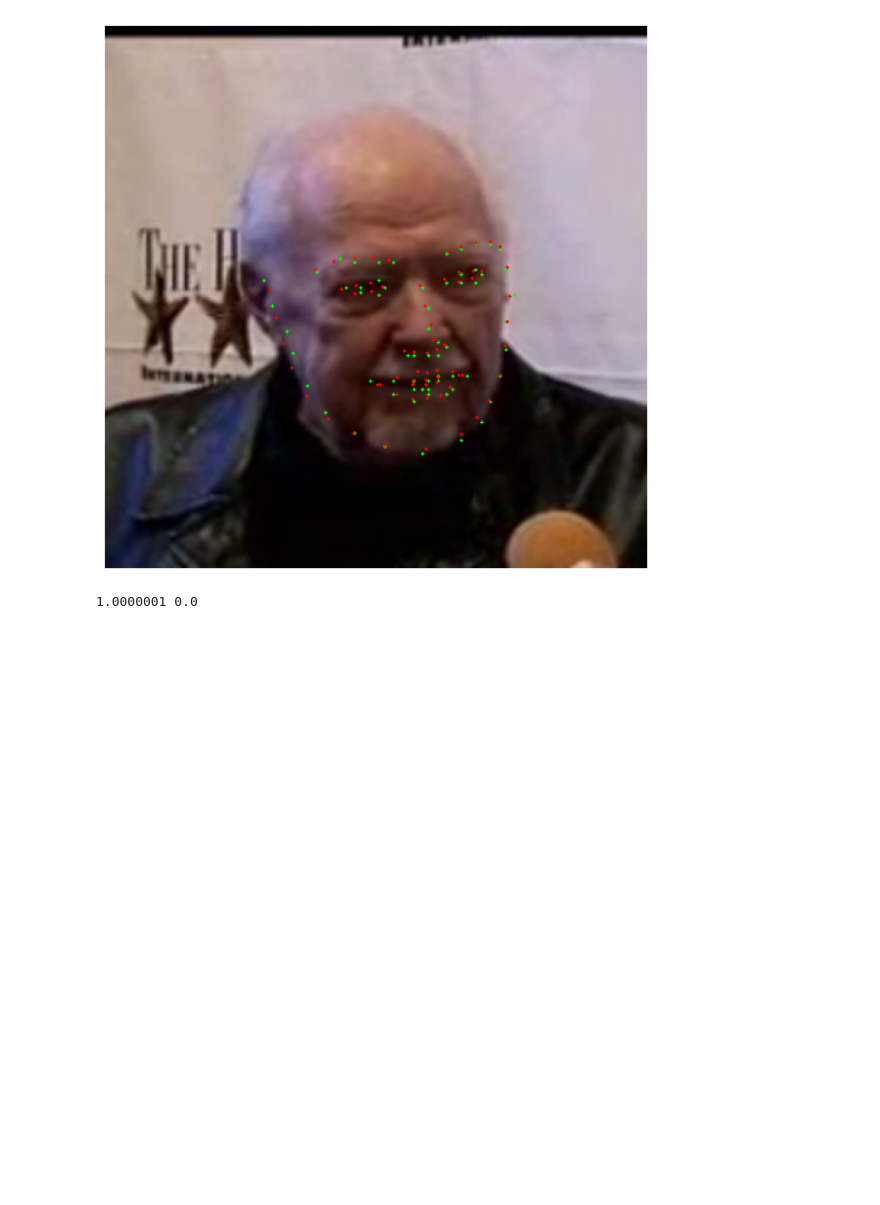
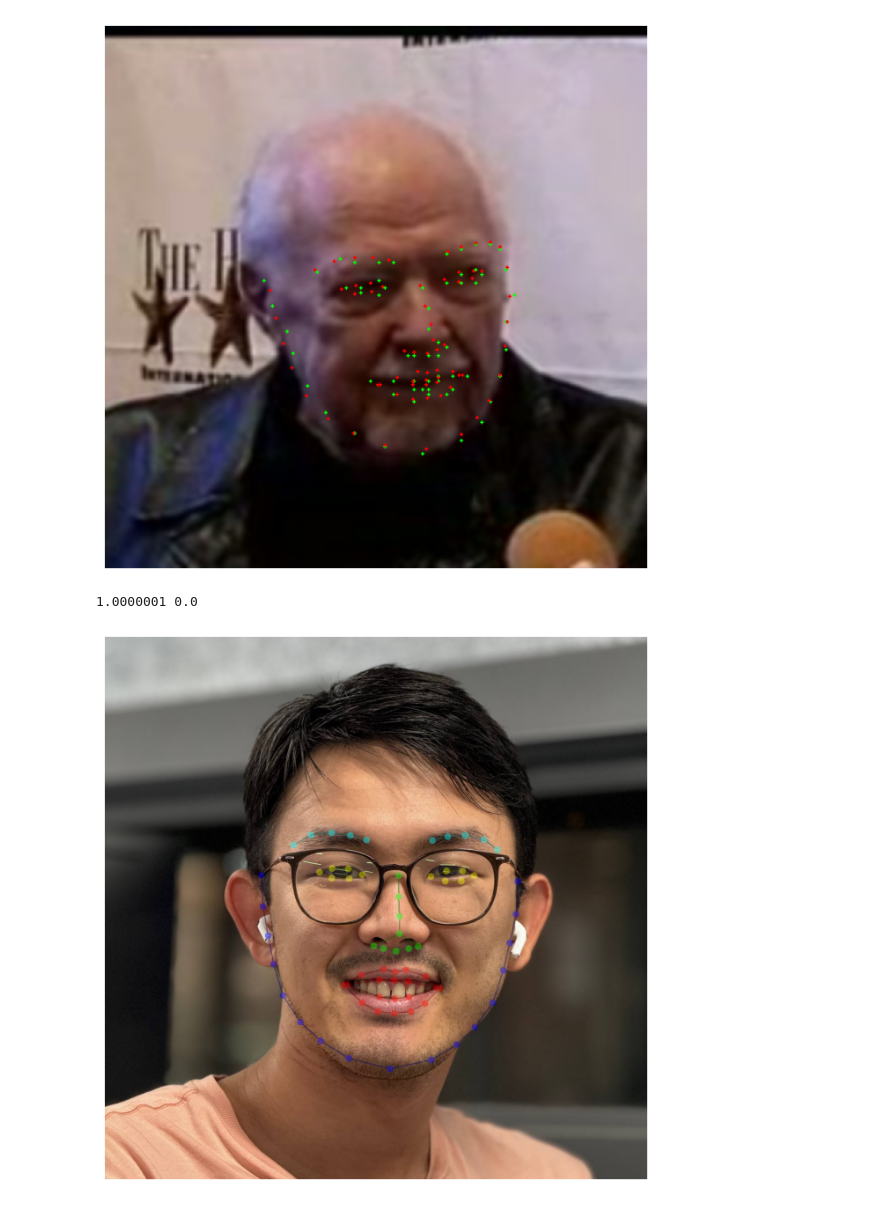
Before and after one commit to rihat99/CV701_Assignemnt_4, a Jupyter notebook: test.ipynb, the cells around one changed output. Saved outputs shown, nothing was run; the diff lists cells and outputs as text; code cells hidden in the pictures; blank space fills up the shorter version.

```diff
--- a/test.ipynb
+++ b/test.ipynb
@@ -111,3 +111,43 @@ torch.Size([3, 224, 224]) torch.Size([136])
 print(image.max(), image.min())
 # %% [output]
 1.0000001 0.0
+# %%
+image_path = "samples/positive.jpg"
+frame = cv2.imread(image_path)
+frame = cv2.cvtColor(frame, cv2.COLOR_BGR2RGB)
+height, width, _ = frame.shape
+
+run_name = '2023-11-23_13-12-53'
+run_path = f"runs/{run_name}/"
+
+train_summary = json.load(open(run_path + "train_summary.json"))
+
+MODEL = train_summary["config"]["MODEL"]
+IMAGE_SIZE = train_summary["config"]["IMAGE_SIZE"]
+
+DEVICE = torch.device("cuda:0" if torch.cuda.is_available() else "cpu")
+
+model = get_model(MODEL)
+model = load_model(model, run_path + "best_model.pth")
+model.to(DEVICE)
+
+frame_t = cv2.resize(frame, (IMAGE_SIZE, IMAGE_SIZE))
+frame_t = cv2.cvtColor(frame_t, cv2.COLOR_BGR2RGB)
+frame_t = frame_t / 255.0
+frame_t = torch.from_numpy(frame_t).permute(2, 0, 1).unsqueeze(0).float().to(DEVICE)
+
+with torch.no_grad():
+    model.eval()
+    output = model(frame_t)
+    output = output.cpu().numpy()
+    output = output.reshape(-1, 2)
+
+frame = draw_face_mask(frame, output)
+
+
+plt.figure(figsize=(8, 8))
+plt.imshow(frame)
+plt.axis('off')
+plt.show()
+# %% [output]
+[figure, added]
```
Also changed, not shown: parts of 2 cells of this notebook, 3 other files.
